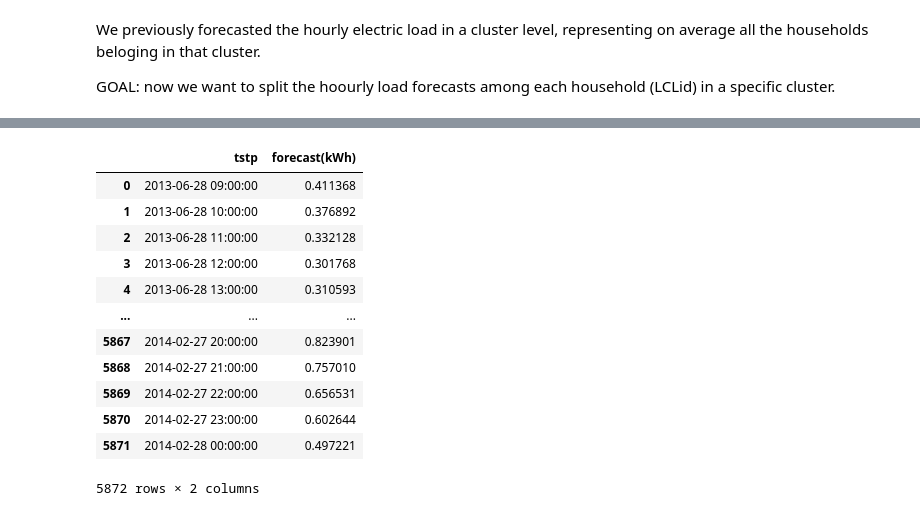
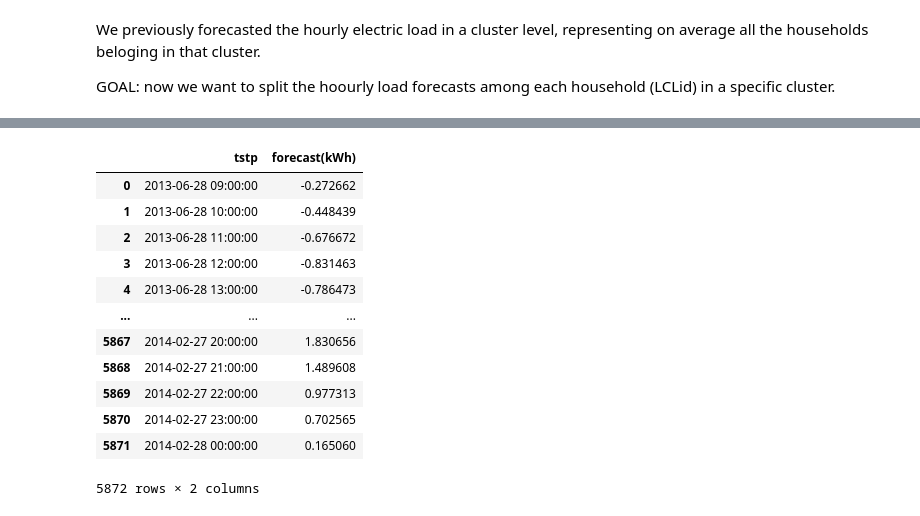
Before and after one commit to samueleborgognoni/kmeans_nn_ILF_london_smart_meters, a Jupyter notebook: 4_Load_Forecasting.ipynb, the cells around one changed output, grey strips where cells are left out. Drawn from its saved outputs; the diff is of its cells as text; code cells hidden in the pictures.

```diff
--- a/4_Load_Forecasting.ipynb
+++ b/4_Load_Forecasting.ipynb
@@ -736,21 +728,26 @@ X_test
 # %%
-# _g = X_test.drop(columns='cluster')
-_g = pd.DataFrame(columns=['tstp'])
 
-_g['tstp'] = X_test.reset_index()['tstp']
-_g['forecast(kWh)'] = test_forecasts_mlp_cluster
-_g
+_dfc_test = pd.DataFrame(columns=['tstp'])
+
+_dfc_test['tstp'] = X_test.reset_index()['tstp']
+_dfc_test['forecast(kWh)'] = test_forecasts_mlp_cluster
+
+scaler = StandardScaler()
+_cols = ['forecast(kWh)']
+_dfc_test[_cols] = scaler.fit_transform(_dfc_test[_cols])
+
+_dfc_test
 # %% [output]
 |  | tstp | forecast(kWh) |
-| 0 | 2013-06-28 09:00:00 | 0.411368 |
-| 1 | 2013-06-28 10:00:00 | 0.376892 |
-| 2 | 2013-06-28 11:00:00 | 0.332128 |
-| 3 | 2013-06-28 12:00:00 | 0.301768 |
-| 4 | 2013-06-28 13:00:00 | 0.310593 |
+| 0 | 2013-06-28 09:00:00 | -0.272662 |
+| 1 | 2013-06-28 10:00:00 | -0.448439 |
+| 2 | 2013-06-28 11:00:00 | -0.676672 |
+| 3 | 2013-06-28 12:00:00 | -0.831463 |
+| 4 | 2013-06-28 13:00:00 | -0.786473 |
 | ... | ... | ... |
-| 5867 | 2014-02-27 20:00:00 | 0.823901 |
-| 5868 | 2014-02-27 21:00:00 | 0.757010 |
-| 5869 | 2014-02-27 22:00:00 | 0.656531 |
-| 5870 | 2014-02-27 23:00:00 | 0.602644 |
-| 5871 | 2014-02-28 00:00:00 | 0.497221 |
+| 5867 | 2014-02-27 20:00:00 | 1.830656 |
+| 5868 | 2014-02-27 21:00:00 | 1.489608 |
+| 5869 | 2014-02-27 22:00:00 | 0.977313 |
+| 5870 | 2014-02-27 23:00:00 | 0.702565 |
+| 5871 | 2014-02-28 00:00:00 | 0.165060 |
 5872 rows × 2 columns
```
Also changed, not shown: parts of 13 cells of this notebook.
